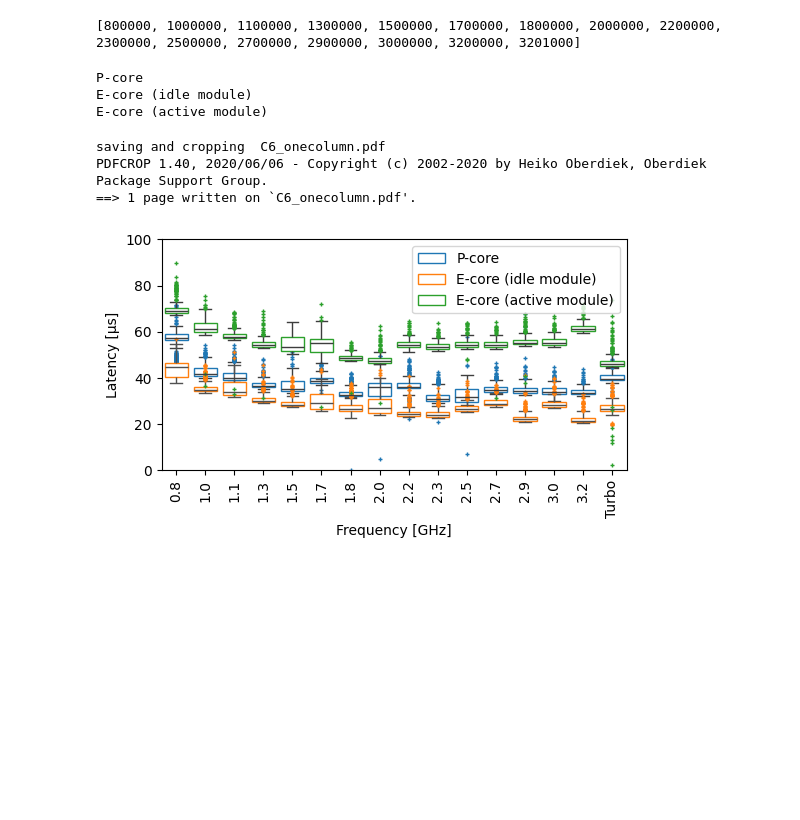
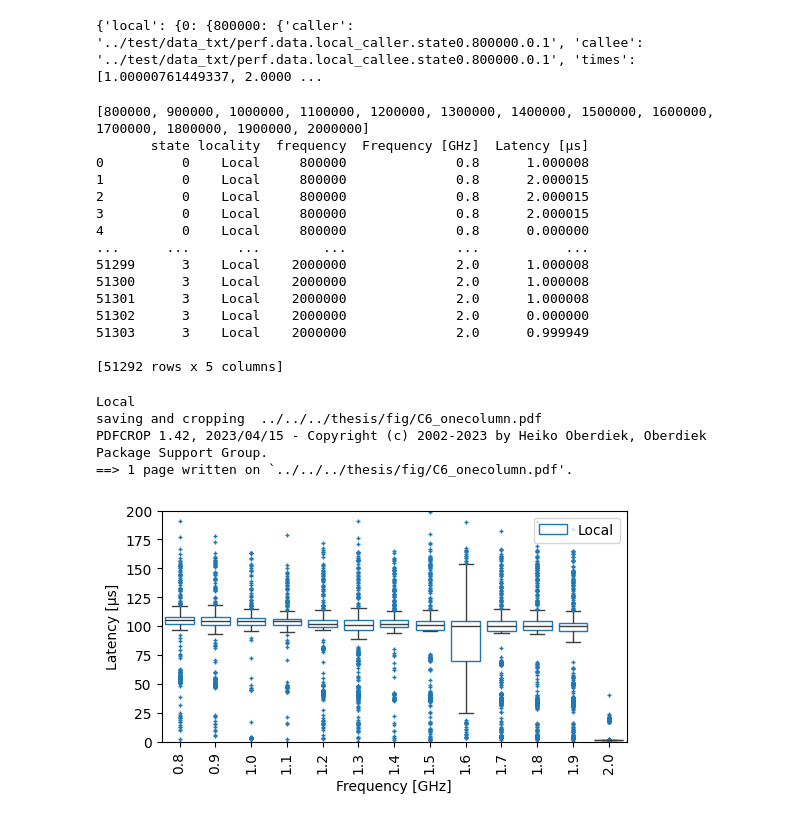
Before and after one commit to marenz2569/2025-sapphire-rapids-ee, a Jupyter notebook: measurements/cstate-latencies/analyze/analyze.ipynb, the cells around one changed output. Saved outputs shown, nothing was run; the diff lists cells and outputs as text; code cells hidden in the pictures; blank space fills up the shorter version.

Commit message:
add figure for c6

```diff
--- a/measurements/cstate-latencies/analyze/analyze.ipynb
+++ b/measurements/cstate-latencies/analyze/analyze.ipynb
@@ -138,10 +130,7 @@ for state in sorted(states):
         xs=[]
         for frequency in sorted(frequencies):
             lists.append(results[locality][state][frequency]['times'])
-            if ( frequency - 1000 ) % 100000 == 0:
-                xs.append('Turbo')
-            else:
-                xs.append(frequency/1000000.0)
+            xs.append(frequency/1000000.0)
         plt.boxplot(lists,xs,sym='x') #,points=1000, widths=0.2, showmeans=True,showextrema=False, showmedians=True)
 
         lists=[]
@@ -157,10 +146,10 @@ for state in sorted(states):
 
         legend_elements = [
                        Patch(facecolor='orange', edgecolor='black',
-                             label='Alderlake')]
+                             label='Sapphire Rapids')]
 
-        plt.legend(handles=legend_elements, loc='lower right')
-        plt.ylim([0,100])
+        plt.legend(handles=legend_elements, loc='upper right')
+        plt.ylim([0,125])
         plt.xticks(range(1,len(xs)+1),xs)
         plt.xlabel("Frequency [GHz]")
         plt.ylabel(r'Wakeup Latency [µs]')
@@ -184,4 +165,8 @@ print("Done")
 Done
+# %%
+print(results)
+# %% [output]
+{'local': {0: {800000: {'caller': '../test/data_txt/perf.data.local_caller.state0.800000.0.1', 'callee': '../test/data_txt/perf.data.local_callee.state0.800000.0.1', 'times': [1.00000761449337, 2.0000 ...
 # %%
 def savefig(name, **kwargs):
     fn = "{}.pdf".format(name)
@@ -202,16 +187,32 @@ for state in sorted(states):
             for t in results[locality][state][frequency]['times']:
                 df_data.append({
                     "state": state,
-                    "locality": "P-core" if (locality == "local") else "E-core (active module)" if (locality == "remote_idle") else "E-core (idle module)",
+                    "locality": "Local" if (locality == "local") else "unknown",
                     "frequency": frequency,
-                    _frequency: "Turbo" if (frequency % 100000 == 1000) else frequency / 1000000,
+                    _frequency: frequency / 1000000,
                     _time: t
                 })
 
 df = pd.DataFrame(df_data)
 df = df[df[_time]<200]
+
+print(df)
 # %% [output]
-[800000, 1000000, 1100000, 1300000, 1500000, 1700000, 1800000, 2000000, 2200000, 2300000, 2500000, 2700000, 2900000, 3000000, 3200000, 3201000]
+[800000, 900000, 1000000, 1100000, 1200000, 1300000, 1400000, 1500000, 1600000, 1700000, 1800000, 1900000, 2000000]
+       state locality  frequency  Frequency [GHz]  Latency [μs]
+0          0    Local     800000              0.8      1.000008
+1          0    Local     800000              0.8      2.000015
+2          0    Local     800000              0.8      2.000015
+3          0    Local     800000              0.8      2.000015
+4          0    Local     800000              0.8      0.000000
+...      ...      ...        ...              ...           ...
+51299      3    Local    2000000              2.0      1.000008
+51300      3    Local    2000000              2.0      1.000008
+51301      3    Local    2000000              2.0      1.000008
+51302      3    Local    2000000              2.0      0.000000
+51303      3    Local    2000000              2.0      0.999949
+
+[51292 rows x 5 columns]
 # %%
 import matplotlib.patches as mpatches
 from pylab import rcParams
@@ -223,45 +224,43 @@ palette = sns.color_palette()
 
 legend_labels = []
 
-for i, locality in enumerate(df[df.state == 4]["locality"].unique()):
+for i, locality in enumerate(df[df.state == 3]["locality"].unique()):
     print(locality)
     legend_labels.append(locality)
-    df2=df[df.state == 2]
+    df2=df[df.state == 3]
     df2=df2[df2.locality == locality]
     kwargs = {
         "flierprops": {
             "marker": "+",
             "markersize": 3,
             "markerfacecolor": "None",
             "markeredgecolor": palette[i]
             #"linestyle": "-"
         },
         "linewidth": 1.,
         "whis": 1.5,
     }
     sns.boxplot(
         data=df2,
         x=_frequency,
         y=_time,
         boxprops = { 'linewidth': 1, 'facecolor' : 'white', 'edgecolor': palette[i]},
     **kwargs
     )
 legend_patches = [mpatches.Patch(edgecolor=palette[i], facecolor="white", label=label) for i, label in enumerate(legend_labels)]
 legend = plt.legend(handles=legend_patches, loc='upper right')
 
 # Set the line colors of the legend patches to match the boxplot lines
-for handle, color in zip(legend.legendHandles, palette):
-    handle.set_edgecolor(color)
+# for handle, color in zip(legend.legendHandles, palette):
+#     handle.set_edgecolor(color)
 
 plt.rcParams['pdf.fonttype'] = 42
 plt.xticks(rotation=90)
-plt.gca().set_ylim([0,100])
-savefig("C6_onecolumn")
+plt.gca().set_ylim([0,200])
+savefig("../../../thesis/fig/C6_onecolumn")
 # %% [output]
-P-core
-E-core (idle module)
-E-core (active module)
+Local
+saving and cropping  ../../../thesis/fig/C6_onecolumn.pdf
+PDFCROP 1.42, 2023/04/15 - Copyright (c) 2002-2023 by Heiko Oberdiek, Oberdiek Package Support Group.
+==> 1 page written on `../../../thesis/fig/C6_onecolumn.pdf'.
-saving and cropping  C6_onecolumn.pdf
-PDFCROP 1.40, 2020/06/06 - Copyright (c) 2002-2020 by Heiko Oberdiek, Oberdiek Package Support Group.
-==> 1 page written on `C6_onecolumn.pdf'.
-[figure, old version]
+[figure, new version]
```
Also changed, not shown: parts of 3 cells of this notebook, 2 other files.
